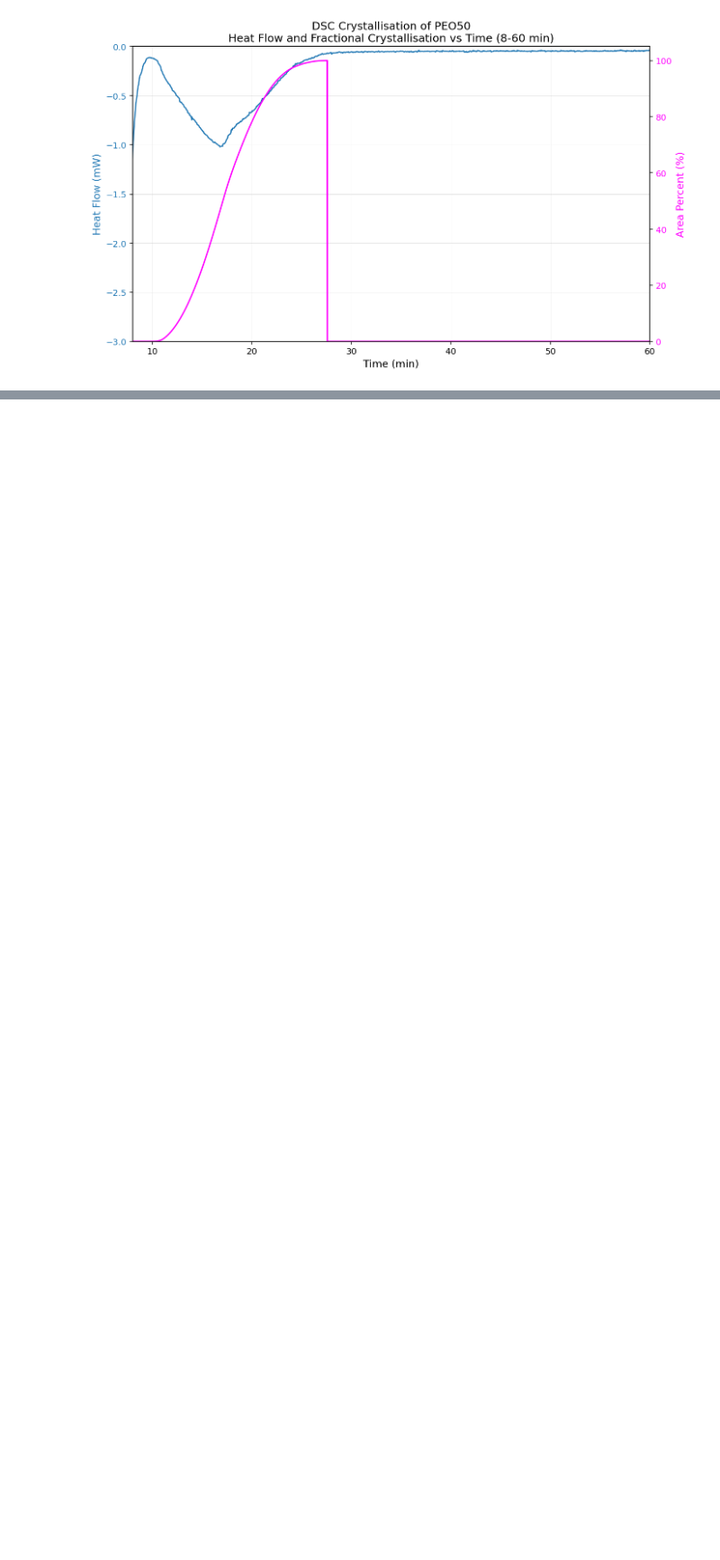
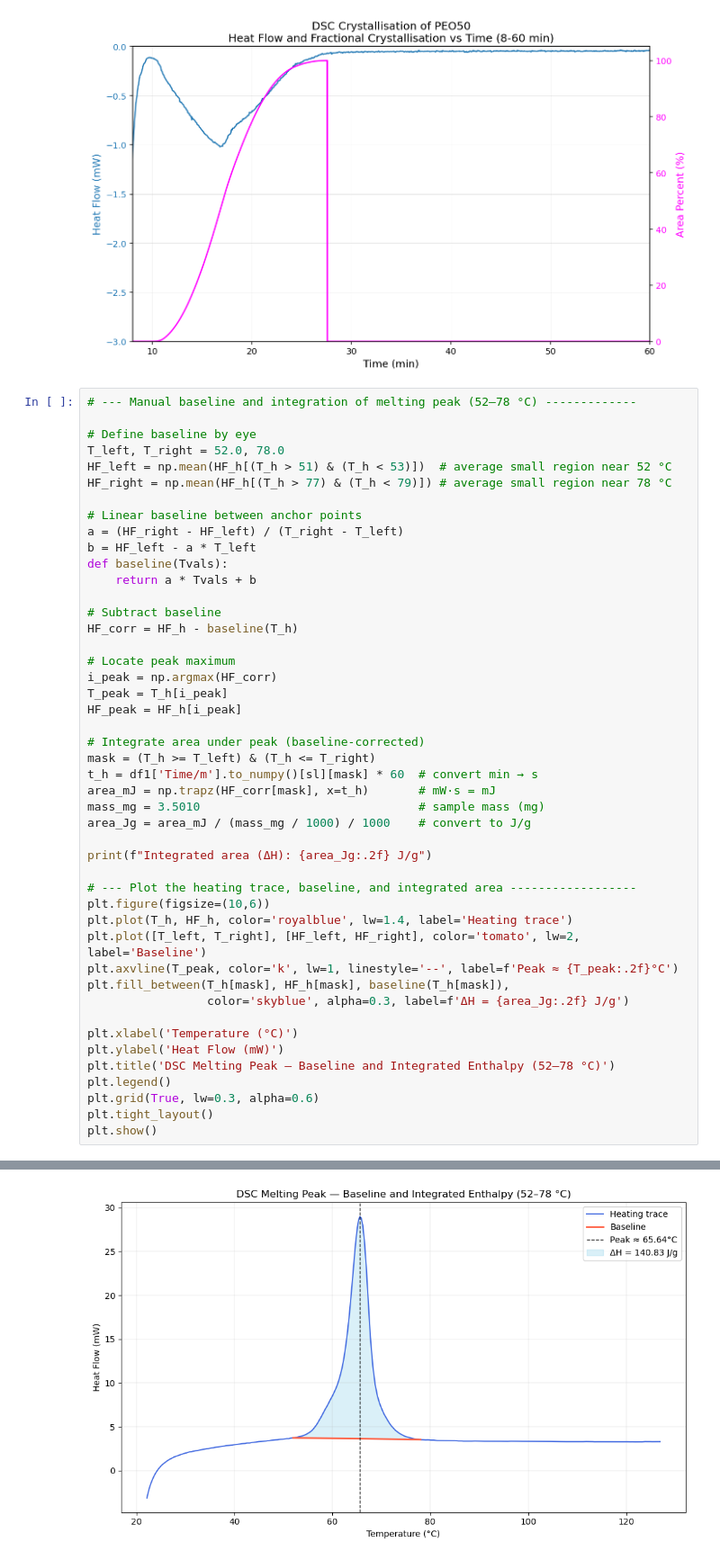
Before and after one commit to Thomas-J-Fish/II_Materials, a Jupyter notebook: P3_Polymer_Crystallisation/PEO50_analysis.ipynb, the cells around one changed output, grey strips where cells are left out. Shown at 90% size. Saved outputs shown, nothing was run; the diff lists cells and outputs as text; blank space fills up the shorter version.

Commit message:
Peak fitting and area integration

```diff
--- a/P3_Polymer_Crystallisation/PEO50_analysis.ipynb
+++ b/P3_Polymer_Crystallisation/PEO50_analysis.ipynb
@@ -222,3 +208,50 @@ fig.tight_layout()
 plt.show()
 # %% [output]
 [figure]
+# %%
+# --- Manual baseline and integration of melting peak (52–78 °C) -------------
+
+# Define baseline by eye
+T_left, T_right = 52.0, 78.0
+HF_left = np.mean(HF_h[(T_h > 51) & (T_h < 53)])  # average small region near 52 °C
+HF_right = np.mean(HF_h[(T_h > 77) & (T_h < 79)]) # average small region near 78 °C
+
+# Linear baseline between anchor points
+a = (HF_right - HF_left) / (T_right - T_left)
+b = HF_left - a * T_left
+def baseline(Tvals):
+    return a * Tvals + b
+
+# Subtract baseline
+HF_corr = HF_h - baseline(T_h)
+
+# Locate peak maximum
+i_peak = np.argmax(HF_corr)
+T_peak = T_h[i_peak]
+HF_peak = HF_h[i_peak]
+
+# Integrate area under peak (baseline-corrected)
+mask = (T_h >= T_left) & (T_h <= T_right)
+t_h = df1['Time/m'].to_numpy()[sl][mask] * 60  # convert min → s
+area_mJ = np.trapz(HF_corr[mask], x=t_h)       # mW·s = mJ
+mass_mg = 3.5010                               # sample mass (mg)
+area_Jg = area_mJ / (mass_mg / 1000) / 1000    # convert to J/g
+
+print(f"Integrated area (ΔH): {area_Jg:.2f} J/g")
+
+# --- Plot the heating trace, baseline, and integrated area ------------------
+plt.figure(figsize=(10,6))
+plt.plot(T_h, HF_h, color='royalblue', lw=1.4, label='Heating trace')
+plt.plot([T_left, T_right], [HF_left, HF_right], color='tomato', lw=2, label='Baseline')
+plt.axvline(T_peak, color='k', lw=1, linestyle='--', label=f'Peak ≈ {T_peak:.2f}°C')
+plt.fill_between(T_h[mask], HF_h[mask], baseline(T_h[mask]),
+                 color='skyblue', alpha=0.3, label=f'ΔH = {area_Jg:.2f} J/g')
+
+plt.xlabel('Temperature (°C)')
+plt.ylabel('Heat Flow (mW)')
+plt.title('DSC Melting Peak — Baseline and Integrated Enthalpy (52–78 °C)')
+plt.legend()
+plt.grid(True, lw=0.3, alpha=0.6)
+plt.tight_layout()
+plt.show()
+# %% [output]
@@ -224,0 +259 @@ plt.show()
+[figure, added]
```
Also changed, not shown: parts of 2 cells of this notebook.
